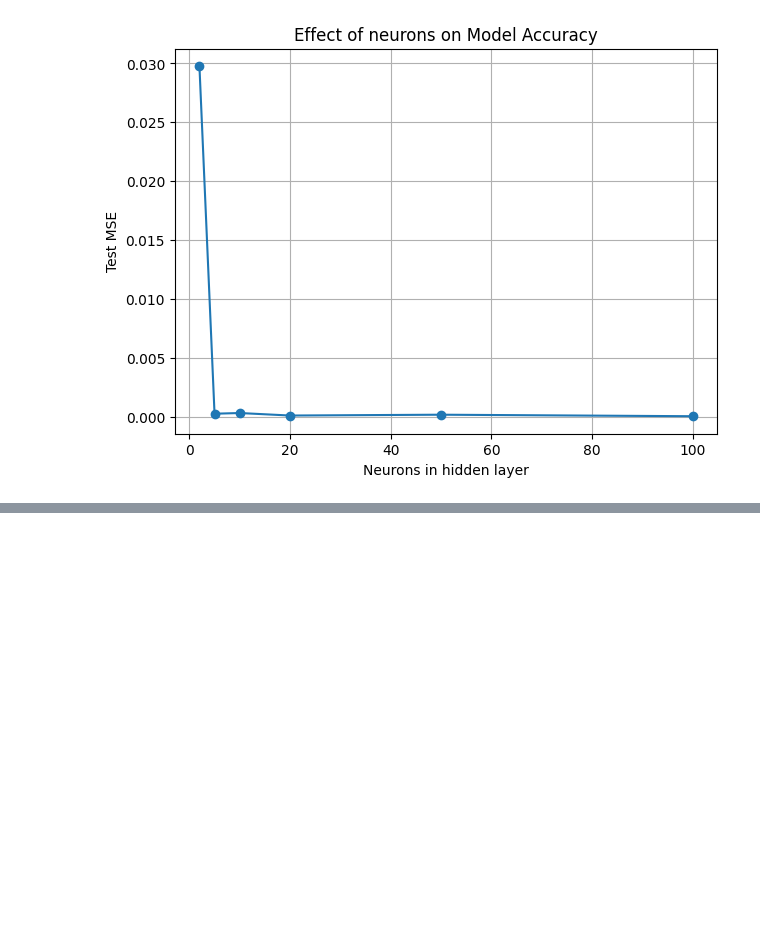
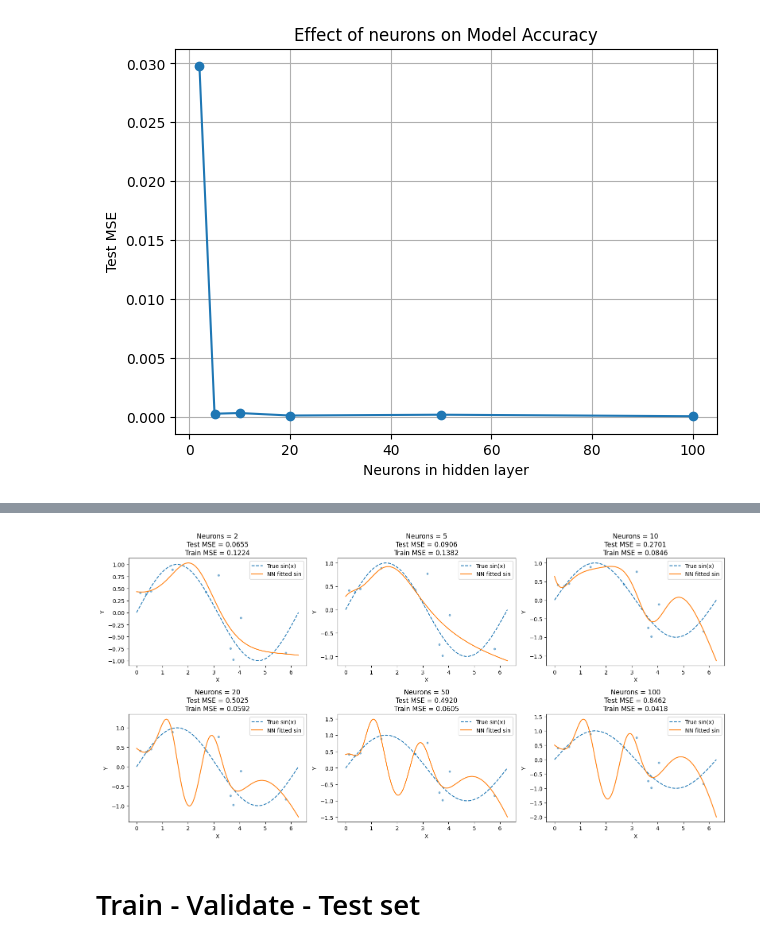
Before and after one commit to viba2001/AI_Science_Engineering_Fall26, a Jupyter notebook: Tutorial 01 Function approximation.ipynb, the cells around one changed output, grey strips where cells are left out. Saved outputs shown, nothing was run; the diff lists cells and outputs as text; code cells hidden in the pictures; blank space fills up the shorter version.

```diff
--- a/Tutorial 01 Function approximation.ipynb
+++ b/Tutorial 01 Function approximation.ipynb
@@ -412,0 +500,27 @@ plt.show()
+# %%
+fig, axes = plt.subplots(2, 3, figsize=(16, 8))
+
+for i, neurons in enumerate(hidden_sizes):
+    ax = axes.flat[i]
+    x_train, y_train = training_data[i]
+
+    # Training data
+    ax.scatter(x_train, y_train, s=10, alpha=0.5)
+    # True function
+    ax.plot(x_test, y_test, '--', label="True sin(x)")
+
+    # NN prediction
+    ax.plot(x_test, predictions[i], label="NN fitted sin")
+
+    ax.set_title(f"Neurons = {neurons}\nTest MSE = {test_mse[i]:.4f}\nTrain MSE = {train_mse[i]:.4f}")
+
+    ax.set_xlabel("X")
+    ax.set_ylabel("Y")
+    ax.legend()
+
+plt.tight_layout()
+plt.show()
+# %% [output]
+[figure, added]
+# %% [markdown]
+# Train - Validate - Test set
```
Also changed, not shown: parts of 18 cells of this notebook.
